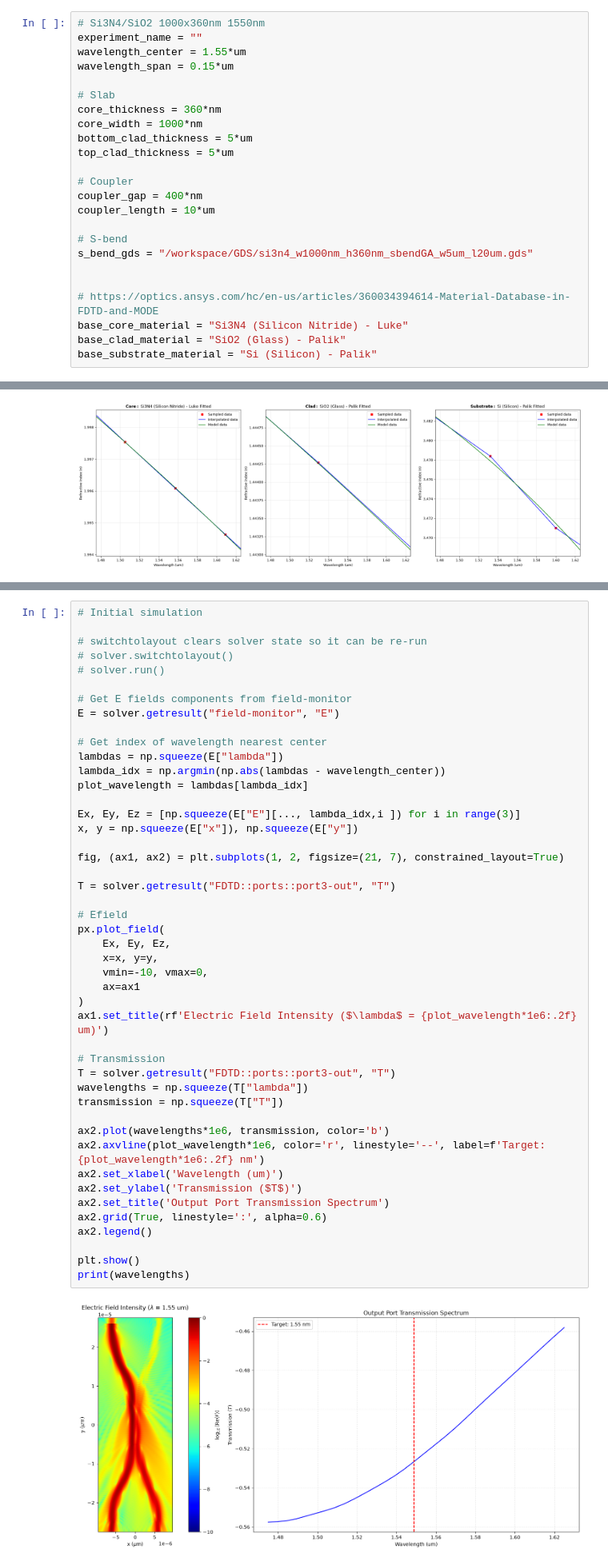
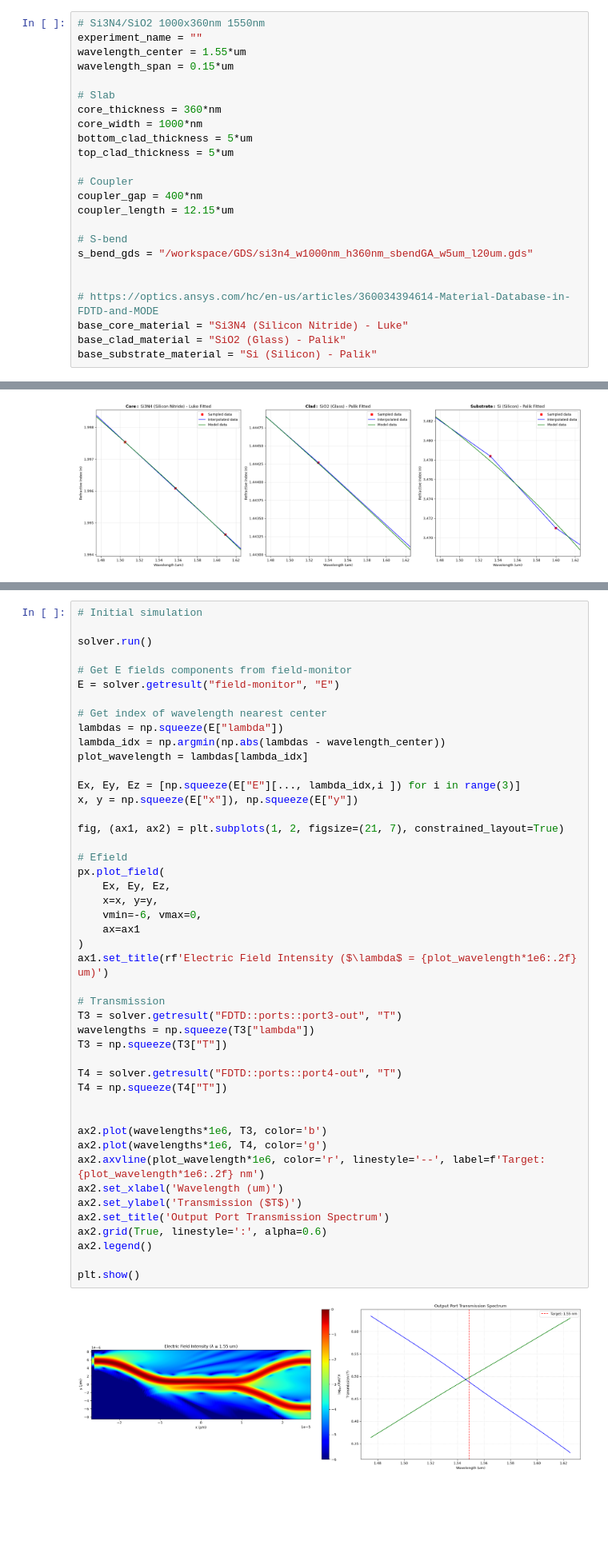
Before and after one commit to Jatsekku/photoNix, a Jupyter notebook: workspace/examples/lumerical/jupyter/stripWaveguide_directionalCoupler_fdtd.ipynb, the cells around one changed output, grey strips where cells are left out. Shown at 80% size. Drawn from its saved outputs; the diff is of its cells as text; blank space fills up the shorter version.

Commit message:
sq to fdtd

```diff
--- a/workspace/examples/lumerical/jupyter/stripWaveguide_directionalCoupler_fdtd.ipynb
+++ b/workspace/examples/lumerical/jupyter/stripWaveguide_directionalCoupler_fdtd.ipynb
@@ -61,7 +61,7 @@ top_clad_thickness = 5*um
 
 # Coupler
 coupler_gap = 400*nm
-coupler_length = 10*um
+coupler_length = 12.15*um
 
 # S-bend
 s_bend_gds = "/workspace/GDS/si3n4_w1000nm_h360nm_sbendGA_w5um_l20um.gds"
@@ -486,48 +497,48 @@ px.plot_field(
 # %%
 # Initial simulation
 
-# switchtolayout clears solver state so it can be re-run
-# solver.switchtolayout()
-# solver.run()
+solver.run()
 
 # Get E fields components from field-monitor
 E = solver.getresult("field-monitor", "E")
 
 # Get index of wavelength nearest center
 lambdas = np.squeeze(E["lambda"])
 lambda_idx = np.argmin(np.abs(lambdas - wavelength_center))
 plot_wavelength = lambdas[lambda_idx]
 
 Ex, Ey, Ez = [np.squeeze(E["E"][..., lambda_idx,i ]) for i in range(3)]
 x, y = np.squeeze(E["x"]), np.squeeze(E["y"])
 
 fig, (ax1, ax2) = plt.subplots(1, 2, figsize=(21, 7), constrained_layout=True)
 
-T = solver.getresult("FDTD::ports::port3-out", "T")
-
 # Efield
 px.plot_field(
     Ex, Ey, Ez,
     x=x, y=y,
-    vmin=-10, vmax=0,
+    vmin=-6, vmax=0,
     ax=ax1
 )
 ax1.set_title(rf'Electric Field Intensity ($\lambda$ = {plot_wavelength*1e6:.2f} um)')
 
 # Transmission
-T = solver.getresult("FDTD::ports::port3-out", "T")
-wavelengths = np.squeeze(T["lambda"])
-transmission = np.squeeze(T["T"])
+T3 = solver.getresult("FDTD::ports::port3-out", "T")
+wavelengths = np.squeeze(T3["lambda"])
+T3 = np.squeeze(T3["T"])
 
-ax2.plot(wavelengths*1e6, transmission, color='b')
+T4 = solver.getresult("FDTD::ports::port4-out", "T")
+T4 = np.squeeze(T4["T"])
+
+
+ax2.plot(wavelengths*1e6, T3, color='b')
+ax2.plot(wavelengths*1e6, T4, color='g')
 ax2.axvline(plot_wavelength*1e6, color='r', linestyle='--', label=f'Target: {plot_wavelength*1e6:.2f} nm')
 ax2.set_xlabel('Wavelength (um)')
 ax2.set_ylabel('Transmission ($T$)')
 ax2.set_title('Output Port Transmission Spectrum')
 ax2.grid(True, linestyle=':', alpha=0.6)
 ax2.legend()
 
 plt.show()
-print(wavelengths)
 # %% [output]
-[figure, old version]
+[figure, new version]
```
Also changed, not shown: parts of 7 cells of this notebook.
